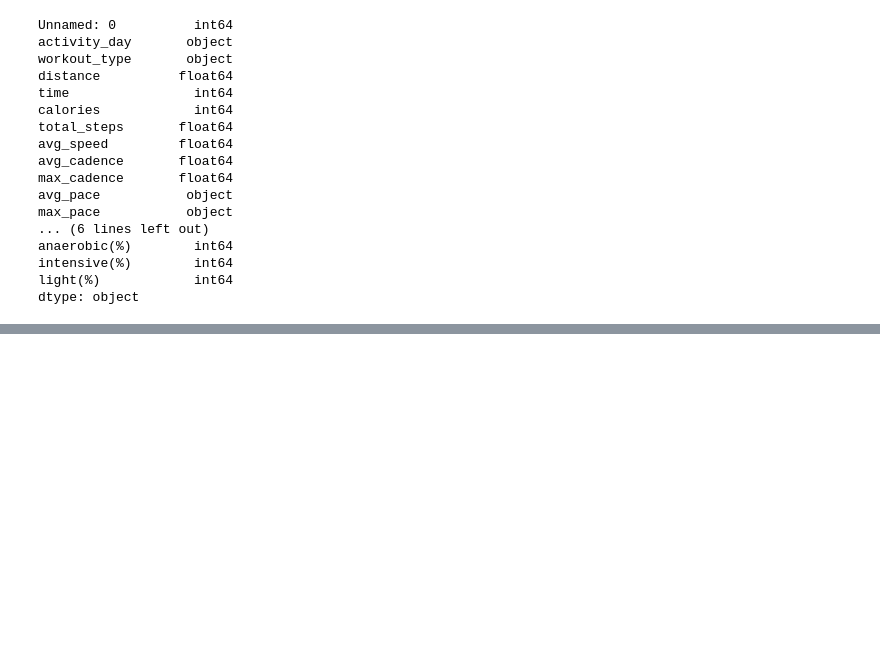
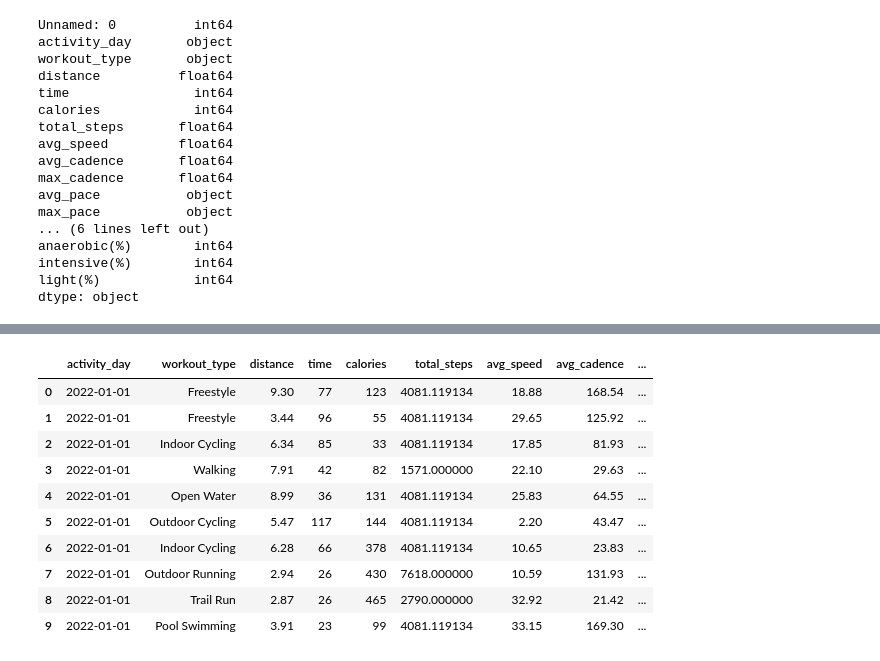
Before and after one commit to RakshakN/Data-Viz-Spring-2022, a Jupyter notebook: Exam2.ipynb, the cells around one changed output, grey strips where cells are left out. Cells and saved outputs as stored; diff of their text form; code cells hidden in the pictures; blank space fills up the shorter version.

```diff
--- a/Exam2.ipynb
+++ b/Exam2.ipynb
@@ -59,0 +95,3 @@ dtype: object
+# %%
+df = df.rename(columns=lambda x: re.sub(r'[(.%)]','',x))
+df.columns
@@ -59,0 +116,3 @@ dtype: object
+# %%
+df.activity_day = pa.to_datetime(df.activity_day)
+df.activity_day.dtypes
@@ -59,0 +127,15 @@ dtype: object
+# %%
+df.total_steps.fillna(value=df.total_steps.mean(), inplace = True)
+df.head(10)
+# %% [output]
+|  | activity_day | workout_type | distance | time | calories | total_steps | avg_speed | avg_cadence | ... |
+| 0 | 2022-01-01 | Freestyle | 9.30 | 77 | 123 | 4081.119134 | 18.88 | 168.54 | ... |
+| 1 | 2022-01-01 | Freestyle | 3.44 | 96 | 55 | 4081.119134 | 29.65 | 125.92 | ... |
+| 2 | 2022-01-01 | Indoor Cycling | 6.34 | 85 | 33 | 4081.119134 | 17.85 | 81.93 | ... |
+| 3 | 2022-01-01 | Walking | 7.91 | 42 | 82 | 1571.000000 | 22.10 | 29.63 | ... |
+| 4 | 2022-01-01 | Open Water | 8.99 | 36 | 131 | 4081.119134 | 25.83 | 64.55 | ... |
+| 5 | 2022-01-01 | Outdoor Cycling | 5.47 | 117 | 144 | 4081.119134 | 2.20 | 43.47 | ... |
+| 6 | 2022-01-01 | Indoor Cycling | 6.28 | 66 | 378 | 4081.119134 | 10.65 | 23.83 | ... |
+| 7 | 2022-01-01 | Outdoor Running | 2.94 | 26 | 430 | 7618.000000 | 10.59 | 131.93 | ... |
+| 8 | 2022-01-01 | Trail Run | 2.87 | 26 | 465 | 2790.000000 | 32.92 | 21.42 | ... |
+| 9 | 2022-01-01 | Pool Swimming | 3.91 | 23 | 99 | 4081.119134 | 33.15 | 169.30 | ... |
```
Also changed, not shown: parts of 20 cells of this notebook.
